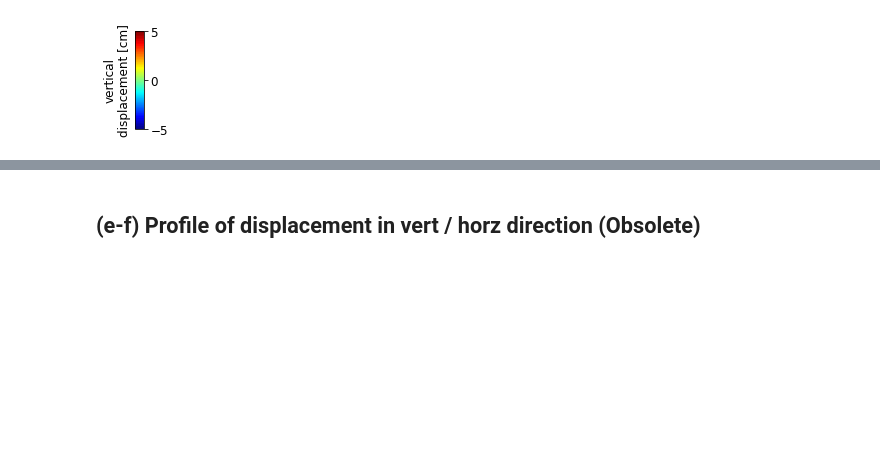
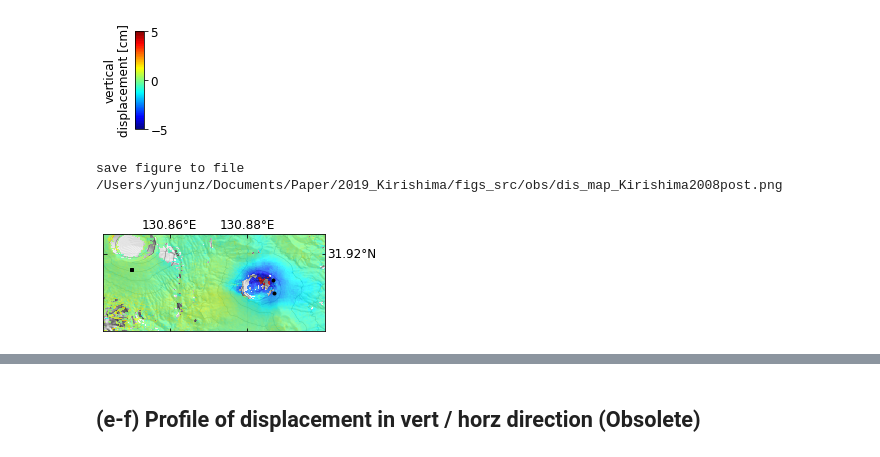
Before and after one commit to geodesymiami/2021-Kirishima, a Jupyter notebook: Fig_2_observations.ipynb, the cells around one changed output, grey strips where cells are left out. Drawn from its saved outputs; the diff is of its cells as text; code cells hidden in the pictures; blank space fills up the shorter version.

```diff
--- a/Fig_2_observations.ipynb
+++ b/Fig_2_observations.ipynb
@@ -216,3 +201,35 @@ plt.show()
 # %% [output]
 save figure to file /Users/yunjunz/Documents/Paper/2019_Kirishima/figs_src/obs_ALOS/cbar.png
 [figure]
+# %%
+dem_file = os.path.expanduser('~/insarlab/Kirishima/DEM/gsi10m.dem.wgs84')
+
+# options for view.py
+opt =  ' --dem {}  --contour-step 100 --contour-smooth 0.0 --shade-az 45 '.format(dem_file)
+opt += ' -c jet --wrap --wrap-range -5 5 -u cm '
+opt += ' --notitle --fontsize 12 --ref-size 3 --nocbar --alpha 0.75 --lalo-step 0.02 '
+opt += ' --scalebar 0.2 0.13 0.04 --scalebar-pad 0.05 --noscalebar --noverbose '
+# %%
+## horz / vert files
+hv_file = os.path.expanduser('~/insarlab/Kirishima/Model/data/Kirishima2008post.h5')
+opt2 = ' --sub-lat 31.900 31.925 --sub-lon 130.843 130.900 --lalo-loc 0 1 1 0 '
+
+fig, ax = plt.subplots(nrows=1, ncols=1, figsize=[3.5, 1.5])
+
+cmd = 'view.py {f} vertical {o} {o2} '.format(f=hv_file, o=opt, o2=opt2)
+data, atr, inps = view.prep_slice(cmd)
+ax, inps, im, cbar = view.plot_slice(ax, data, atr, inps)
+
+# point of interest
+for lalo in lalo_list:
+    ax.plot(lalo[1], lalo[0], "k.", mew=1., ms=6)
+fig.subplots_adjust(left=0.05, right=0.95, top=0.95, bottom=0.05)
+
+# output
+out_file = os.path.abspath('dis_map_Kirishima2008post.png')
+plt.savefig(out_file, bbox_inches='tight', transparent=True, dpi=fig_dpi)
+print('save figure to file', out_file)
+plt.show()
+# %% [output]
+save figure to file /Users/yunjunz/Documents/Paper/2019_Kirishima/figs_src/obs/dis_map_Kirishima2008post.png
+[figure, added]
```
Also changed, not shown: parts of 7 cells of this notebook, 8 other files.
